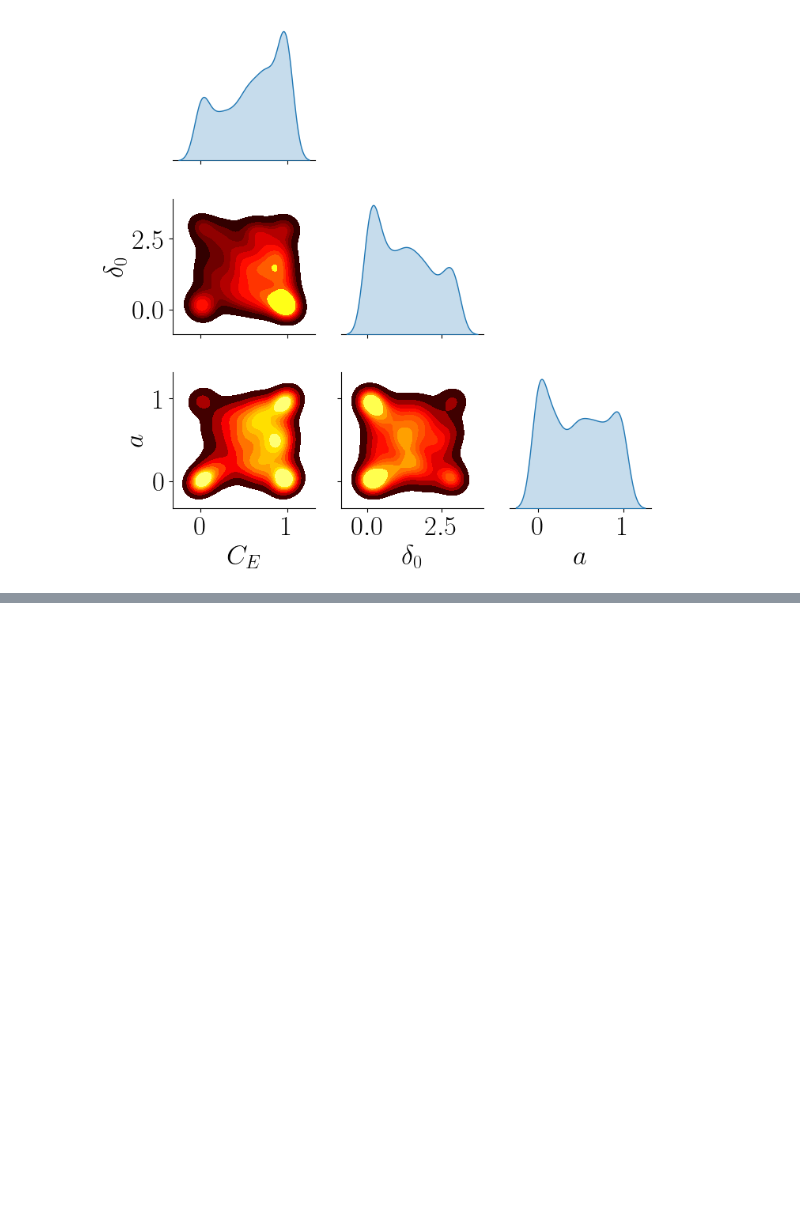
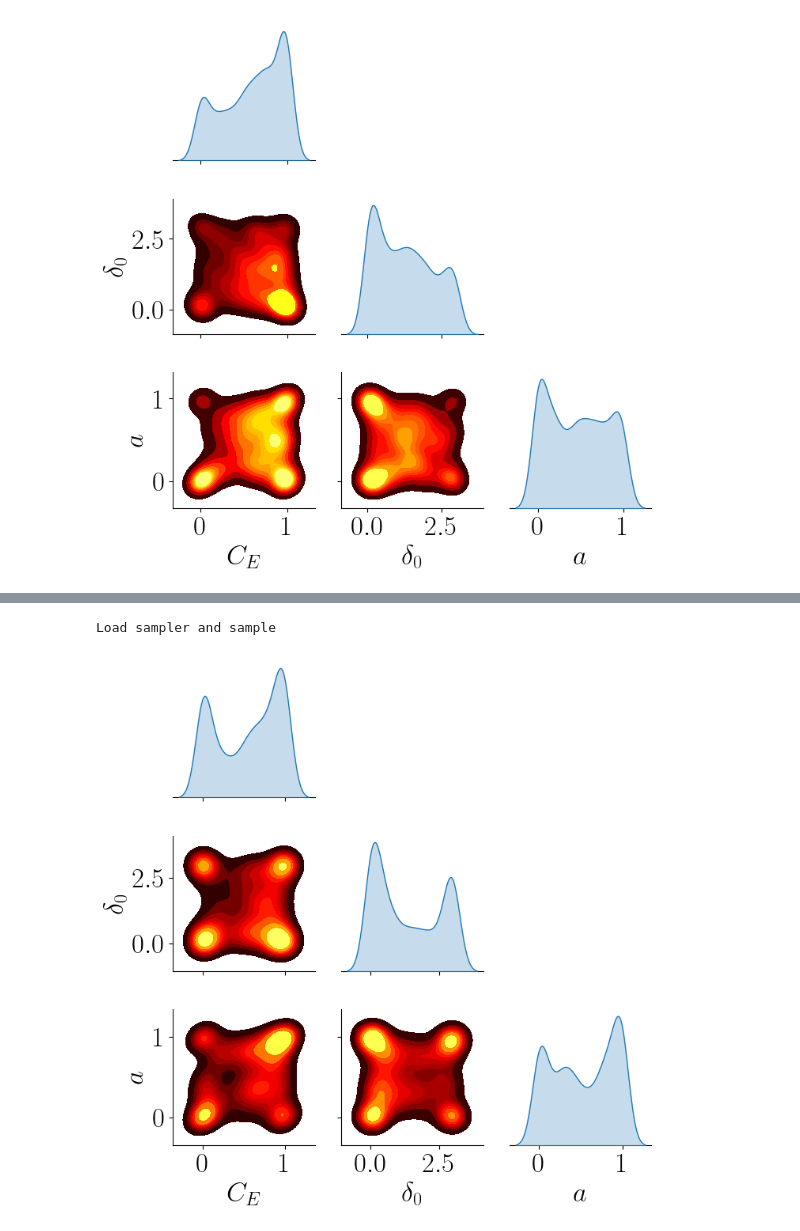
Before and after one commit to ManolisPerrot/edmf_estimation, a Jupyter notebook: plot_likelihood3.ipynb, the cells around one changed output, grey strips where cells are left out. Saved outputs shown, nothing was run; the diff lists cells and outputs as text; code cells hidden in the pictures; blank space fills up the shorter version.

Commit message:
comparing SMT to ref likelihood

```diff
--- a/plot_likelihood3.ipynb
+++ b/plot_likelihood3.ipynb
@@ -110,0 +126,4 @@ Load sampler and sample
+# %%
+x1=[0.5,0.5,0.5]
+jl.x = x1
+jl.seval("""pdf(smp,x)""")
@@ -110,0 +164,2 @@ Load sampler and sample
+# %%
+f = lambda x: jl.seval("""pdf(smp,x)""")
@@ -110,0 +178,29 @@ Load sampler and sample
+# %%
+sampler_name = 'sampler_likelihood3_N300_L8_phi50_algb1_2_lambda2_1e-4.jld2'
+print('Load sampler and sample')
+jl.seval(f"""sampler = SMT.load_sampler("{sampler_name}")""")
+jl.seval("""sample1 = rand(sampler, 1000) #""")
+#jl.seval("""pdf(sampler,zeros(5))""")
+
+#convert to numpy
+sample_py = np.array(jl.seval(""" Py(hcat(sample1...)) """))
+
+
+#convert to Panda dataframe
+df = pd.DataFrame(sample_py.T, columns=[r'$C_E$', r'$\delta_0$', r'$a$'])
+
+g = sns.PairGrid(df, diag_sharey=False, corner=True)
+#g.map_upper(sns.jointplot)
+#g.map_upper(sns.histplot)
+#g.map_lower(sns.heatmap, color=blue)
+# g.map_lower(sns.scatterplot)
+
+# g.map_diag(sns.histplot, kde=True, color=orange )
+
+g = g.map_upper(sns.scatterplot,marker='+')
+g = g.map_lower(sns.kdeplot, cmap="hot",fill=True)
+g = g.map_diag(sns.kdeplot, fill=True)
+plt.show()
+# %% [output]
+Load sampler and sample
+[figure, added]
```
Also changed, not shown: parts of 12 cells of this notebook, 6 other files.
